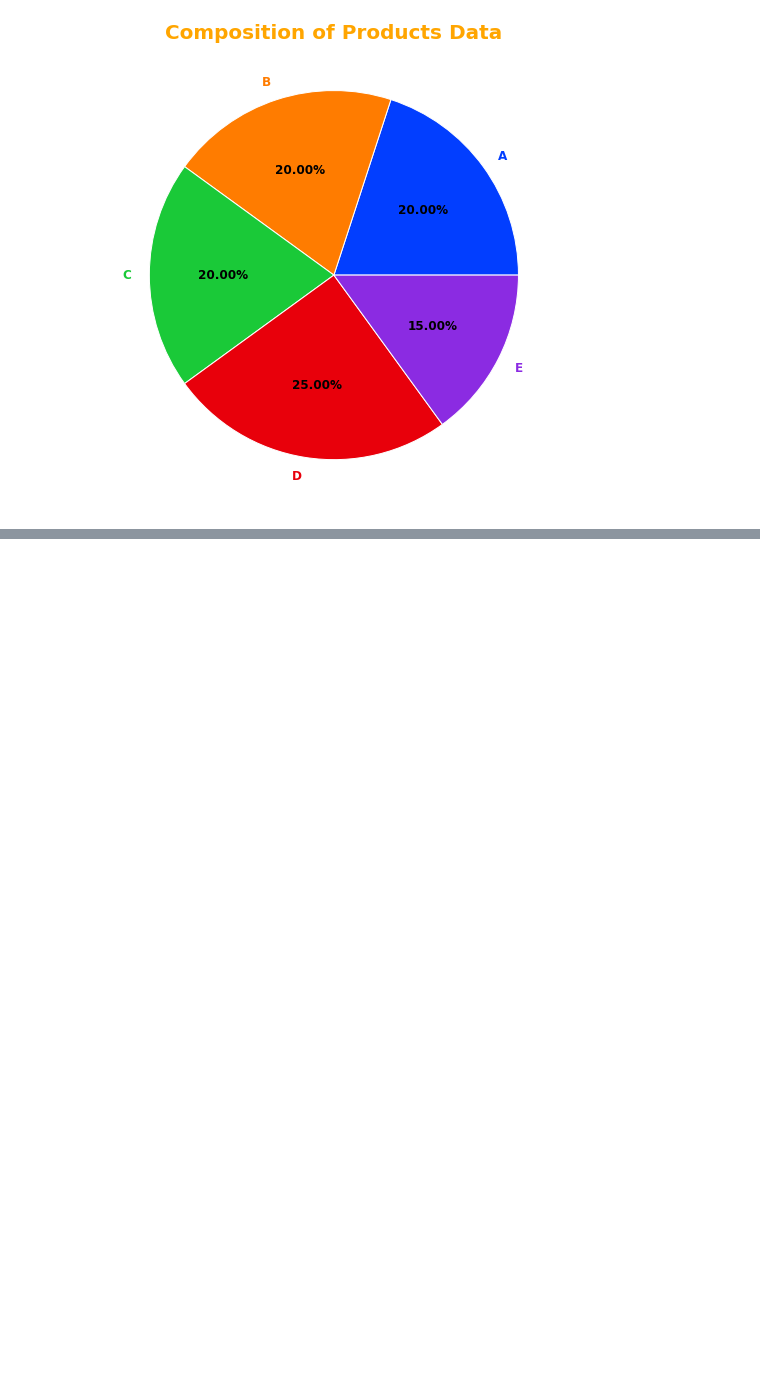
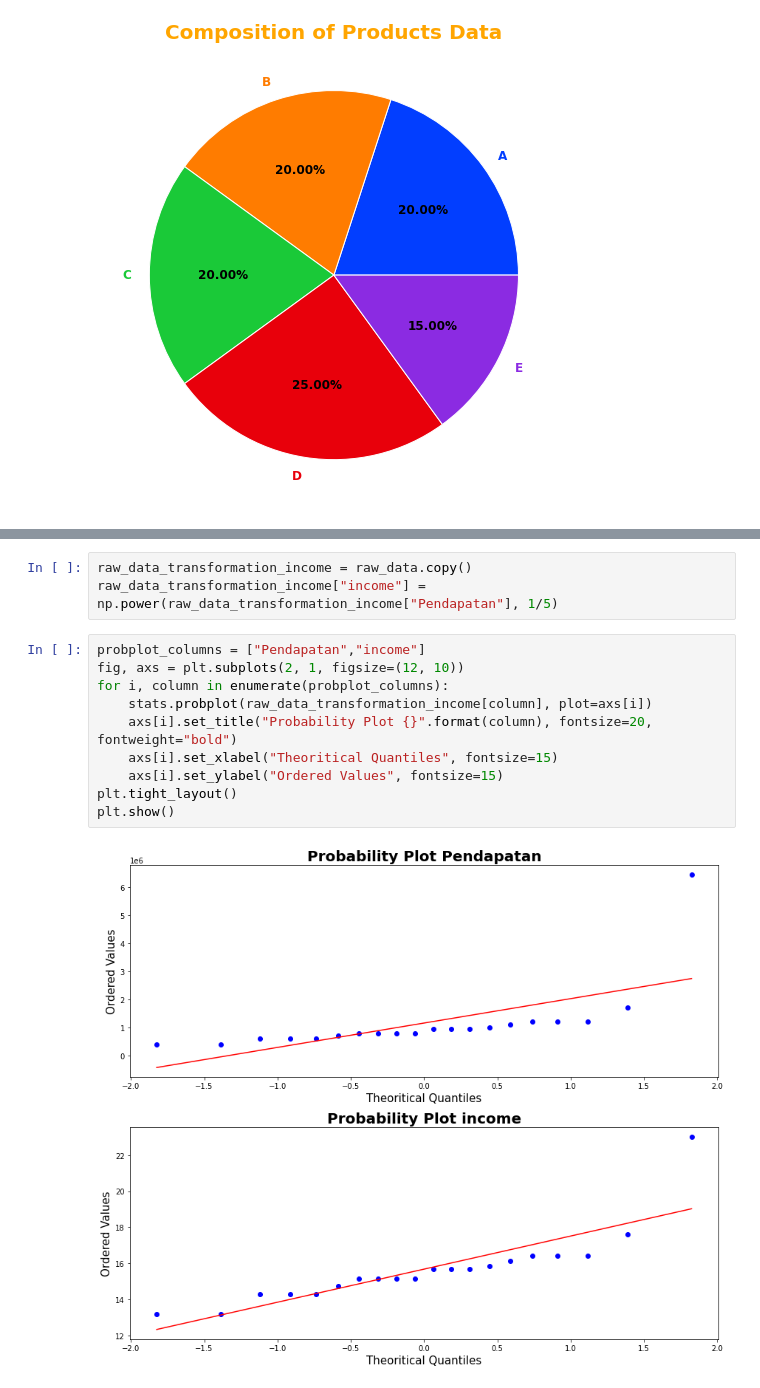
Before and after one commit to UsepSyaikalArifin/DQLab-Academy-Course-Online, a Jupyter notebook: Kelas Fundamental 2/Statistic Using Python for Data Science/Jupyter Notebook/main.ipynb, the cells around one changed output, grey strips where cells are left out. Cells and saved outputs as stored; diff of their text form; blank space fills up the shorter version.

```diff
--- a/Kelas Fundamental 2/Statistic Using Python for Data Science/Jupyter Notebook/main.ipynb
+++ b/Kelas Fundamental 2/Statistic Using Python for Data Science/Jupyter Notebook/main.ipynb
@@ -574,0 +590,15 @@ plt.show()
+# %%
+raw_data_transformation_income = raw_data.copy()
+raw_data_transformation_income["income"] = np.power(raw_data_transformation_income["Pendapatan"], 1/5)
+# %%
+probplot_columns = ["Pendapatan","income"]
+fig, axs = plt.subplots(2, 1, figsize=(12, 10))
+for i, column in enumerate(probplot_columns):
+    stats.probplot(raw_data_transformation_income[column], plot=axs[i])
+    axs[i].set_title("Probability Plot {}".format(column), fontsize=20, fontweight="bold")
+    axs[i].set_xlabel("Theoritical Quantiles", fontsize=15)
+    axs[i].set_ylabel("Ordered Values", fontsize=15)
+plt.tight_layout()
+plt.show()
+# %% [output]
+[figure, added]
```
Also changed, not shown: parts of 27 cells of this notebook.
